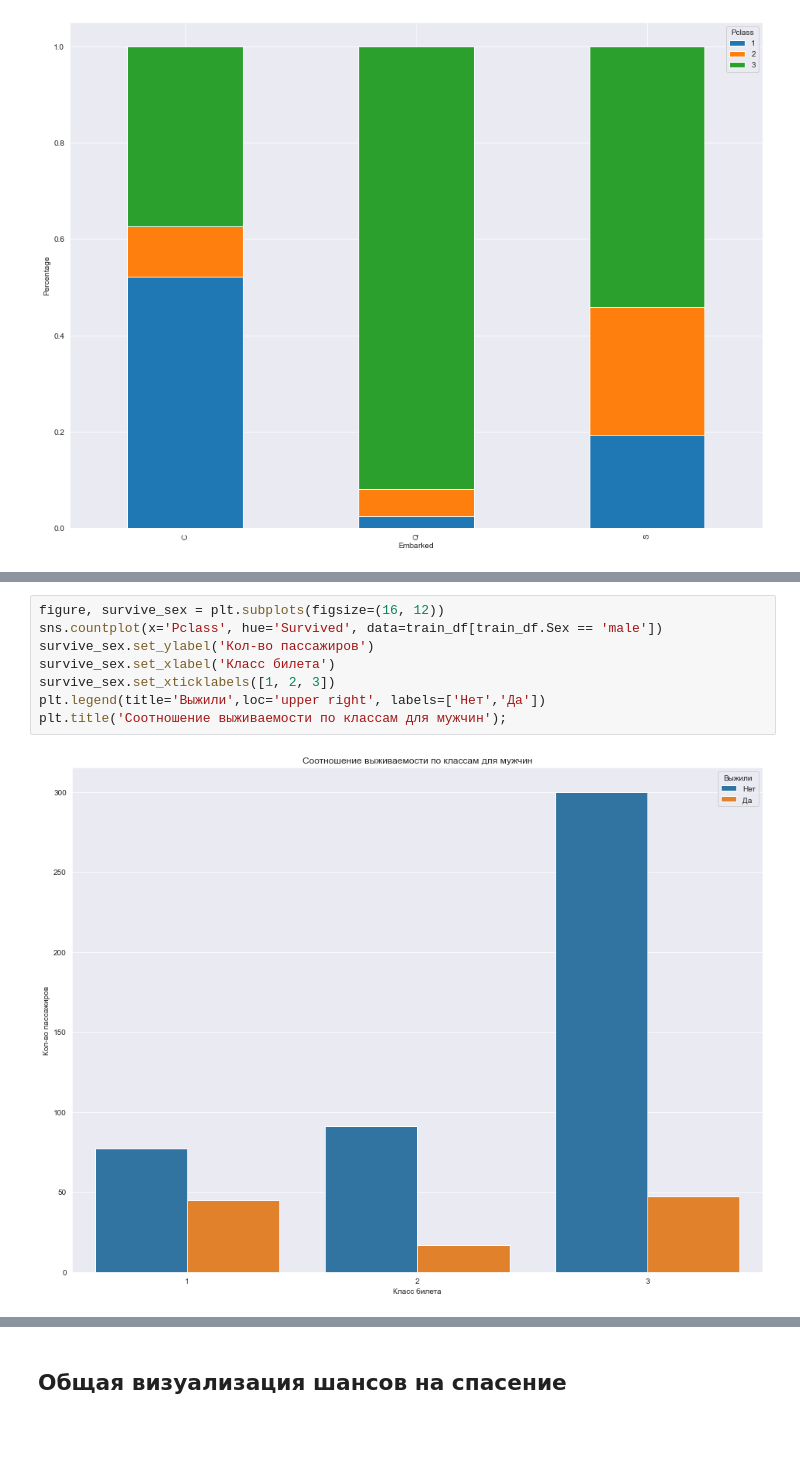
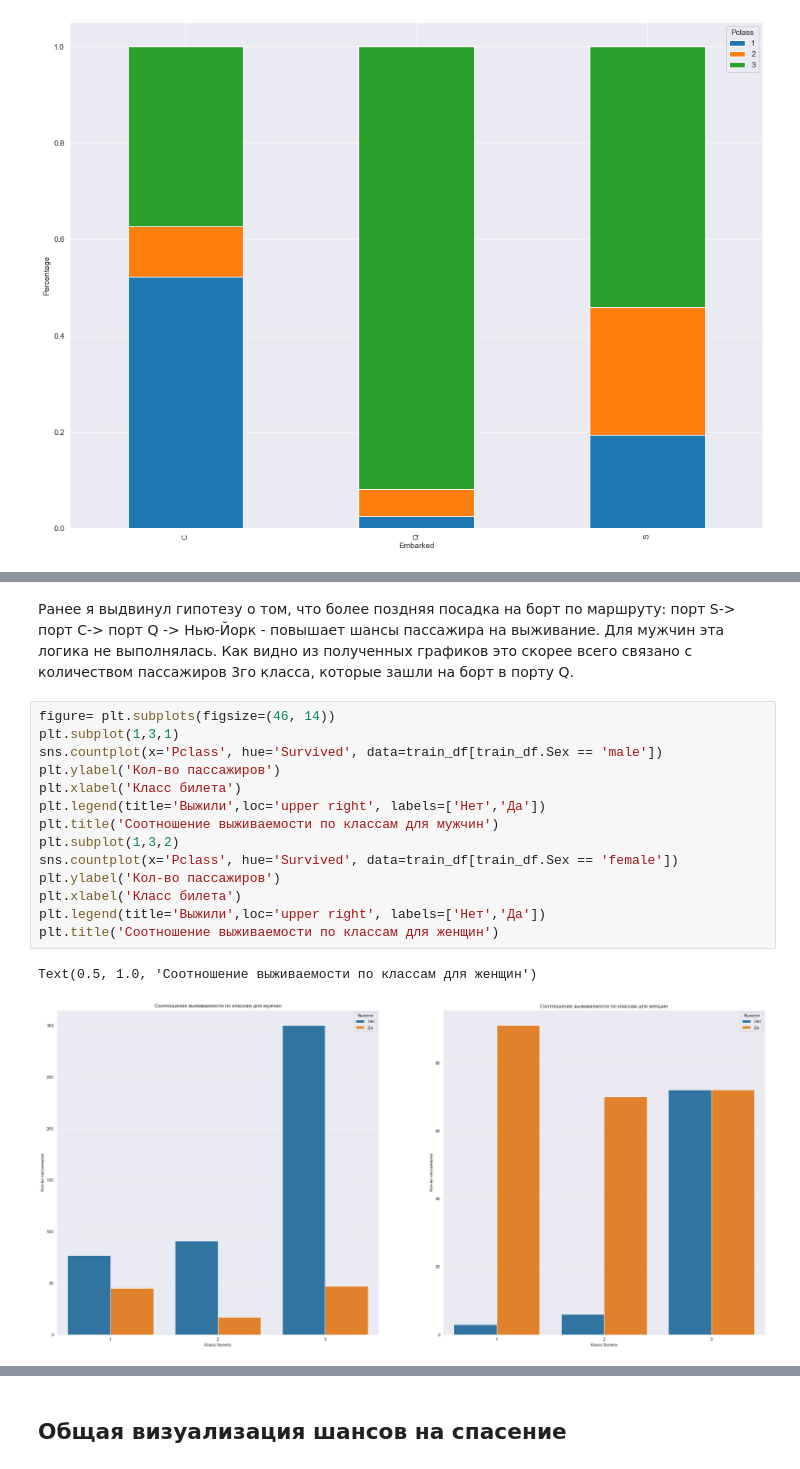
Before and after one commit to ex3del/lab4_iad, a Jupyter notebook: Без названия.ipynb, the cells around one changed output, grey strips where cells are left out. Cells and saved outputs as stored; diff of their text form; blank space fills up the shorter version.

Commit message:
делаю че-то очень много всего

```diff
--- a/Без названия.ipynb
+++ b/Без названия.ipynb
@@ -305,10 +327,19 @@ plt.show()
+# %% [markdown]
+Ранее я выдвинул гипотезу о том, что более поздняя посадка на борт по маршруту: порт S-> порт C-> порт Q -> Нью-Йорк - повышает шансы пассажира на выживание. Для мужчин эта логика не выполнялась. Как видно из полученных графиков это скорее всего связано с количеством пассажиров 3го класса, которые зашли на борт в порту Q.
 # %%
-figure, survive_sex = plt.subplots(figsize=(16, 12))
+figure= plt.subplots(figsize=(46, 14))
+plt.subplot(1,3,1)
 sns.countplot(x='Pclass', hue='Survived', data=train_df[train_df.Sex == 'male'])
-survive_sex.set_ylabel('Кол-во пассажиров')
-survive_sex.set_xlabel('Класс билета')
-survive_sex.set_xticklabels([1, 2, 3])
+plt.ylabel('Кол-во пассажиров')
+plt.xlabel('Класс билета')
 plt.legend(title='Выжили',loc='upper right', labels=['Нет','Да'])
-plt.title('Соотношение выживаемости по классам для мужчин');
+plt.title('Соотношение выживаемости по классам для мужчин')
+plt.subplot(1,3,2)
+sns.countplot(x='Pclass', hue='Survived', data=train_df[train_df.Sex == 'female'])
+plt.ylabel('Кол-во пассажиров')
+plt.xlabel('Класс билета')
+plt.legend(title='Выжили',loc='upper right', labels=['Нет','Да'])
+plt.title('Соотношение выживаемости по классам для женщин')
 # %% [output]
+Text(0.5, 1.0, 'Соотношение выживаемости по классам для женщин')
-[figure, old version]
+[figure, new version]
```
Also changed, not shown: parts of 46 cells of this notebook.
